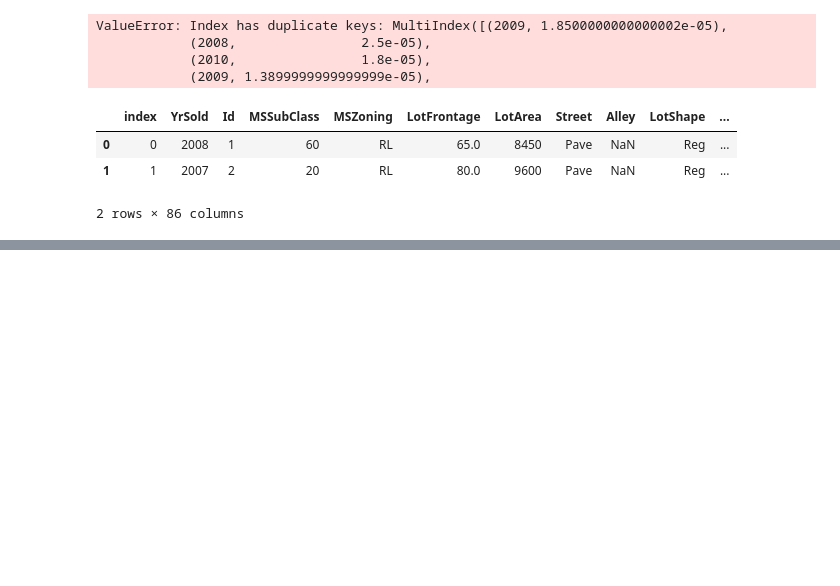
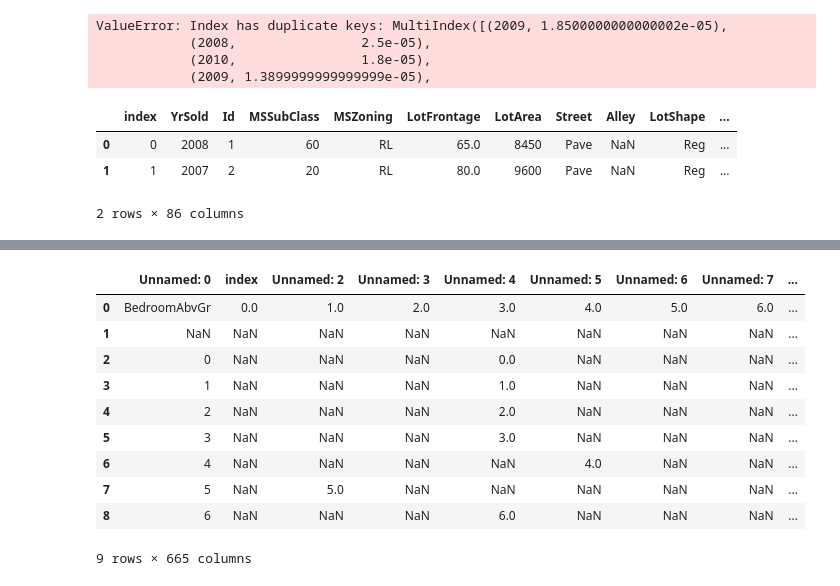
Before and after one commit to hekaplex/2022_03_DSI_WD, a Jupyter notebook: Temitope_Oyeleye/Python/Pandas Exercise2 05102022.ipynb, the cells around one changed output, grey strips where cells are left out. Saved outputs shown, nothing was run; the diff lists cells and outputs as text; code cells hidden in the pictures; blank space fills up the shorter version.

```diff
--- a/Temitope_Oyeleye/Python/Pandas Exercise2 05102022.ipynb
+++ b/Temitope_Oyeleye/Python/Pandas Exercise2 05102022.ipynb
@@ -465,0 +508,4 @@ ValueError: Index contains duplicate entries, cannot reshape
+# %%
+train_wide = train.pivot(
+    columns='BedroomAbvGr')
+train.head(3)
@@ -465,0 +518,21 @@ ValueError: Index contains duplicate entries, cannot reshape
+# %%
+# MELT THE DATA
+# get starting data
+
+
+# save to Excel format to remove indexes
+train_wide.to_excel('train_wide.xlsx')
+train_wide = pd.read_excel('train_wide.xlsx')
+train_wide.head(9)
+# %% [output]
+|  | Unnamed: 0 | index | Unnamed: 2 | Unnamed: 3 | Unnamed: 4 | Unnamed: 5 | Unnamed: 6 | Unnamed: 7 | ... |
+| 0 | BedroomAbvGr | 0.0 | 1.0 | 2.0 | 3.0 | 4.0 | 5.0 | 6.0 | ... |
+| 1 | NaN | NaN | NaN | NaN | NaN | NaN | NaN | NaN | ... |
+| 2 | 0 | NaN | NaN | NaN | 0.0 | NaN | NaN | NaN | ... |
+| 3 | 1 | NaN | NaN | NaN | 1.0 | NaN | NaN | NaN | ... |
+| 4 | 2 | NaN | NaN | NaN | 2.0 | NaN | NaN | NaN | ... |
+| 5 | 3 | NaN | NaN | NaN | 3.0 | NaN | NaN | NaN | ... |
+| 6 | 4 | NaN | NaN | NaN | NaN | 4.0 | NaN | NaN | ... |
+| 7 | 5 | NaN | 5.0 | NaN | NaN | NaN | NaN | NaN | ... |
+| 8 | 6 | NaN | NaN | NaN | 6.0 | NaN | NaN | NaN | ... |
+9 rows × 665 columns
```
Also changed, not shown: parts of 15 cells of this notebook.
